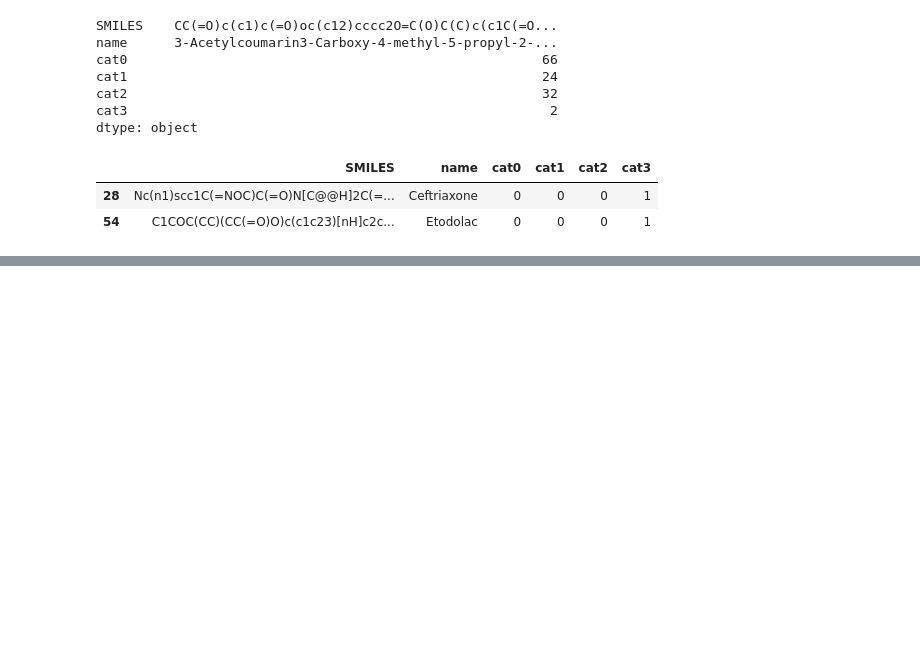
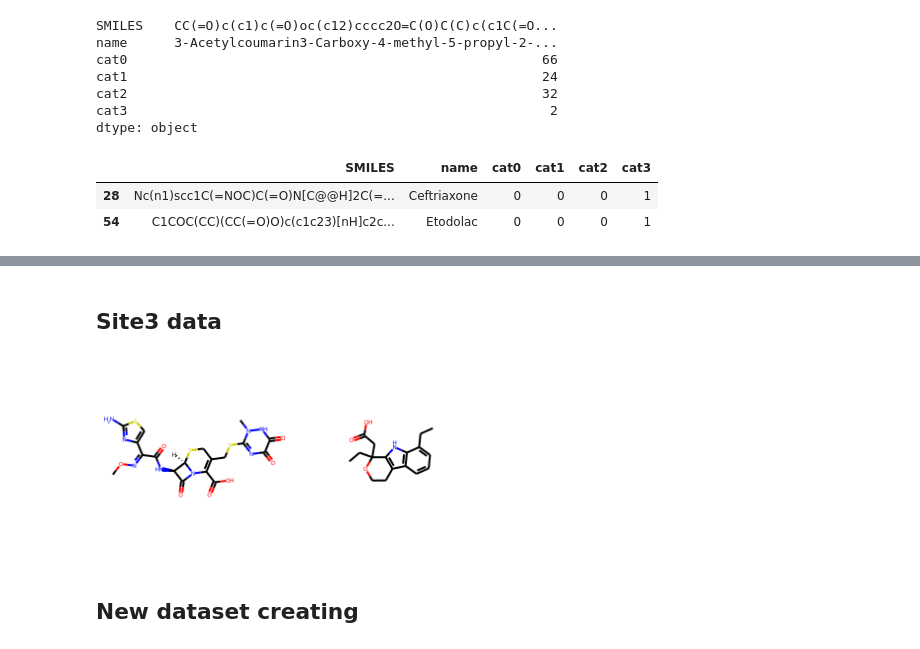
Before and after one commit to VEK239/albuminSitePrediction, a Jupyter notebook: notebooks/eda.ipynb, the cells around one changed output, grey strips where cells are left out. Saved outputs shown, nothing was run; the diff lists cells and outputs as text; code cells hidden in the pictures; blank space fills up the shorter version.

Commit message:
Added small dataset eda, changed representation

```diff
--- a/notebooks/eda.ipynb
+++ b/notebooks/eda.ipynb
@@ -41,0 +92,11 @@ data[data.cat3 == 1]
+# %% [markdown]
+## Site3 data
+# %%
+mols = [Chem.MolFromSmiles(sm) for sm in data[data.cat3 == 1]['SMILES']]
+
+img=Draw.MolsToGridImage(mols[:12],molsPerRow=4,subImgSize=(200,200))
+img
+# %% [output]
+[figure, added]
+# %% [markdown]
+## New dataset creating
```
Also changed, not shown: parts of 20 cells of this notebook, 1 other file.
